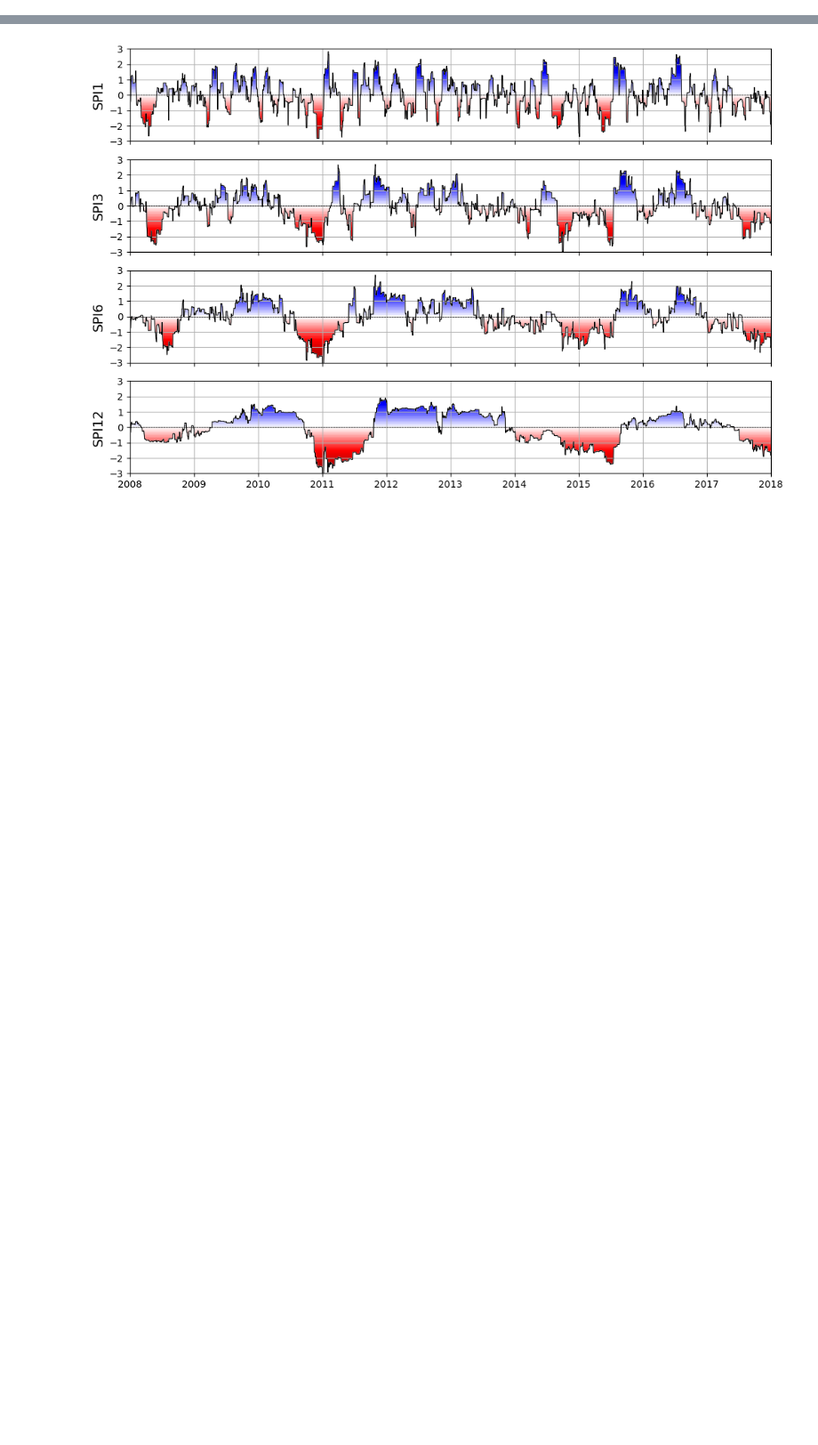
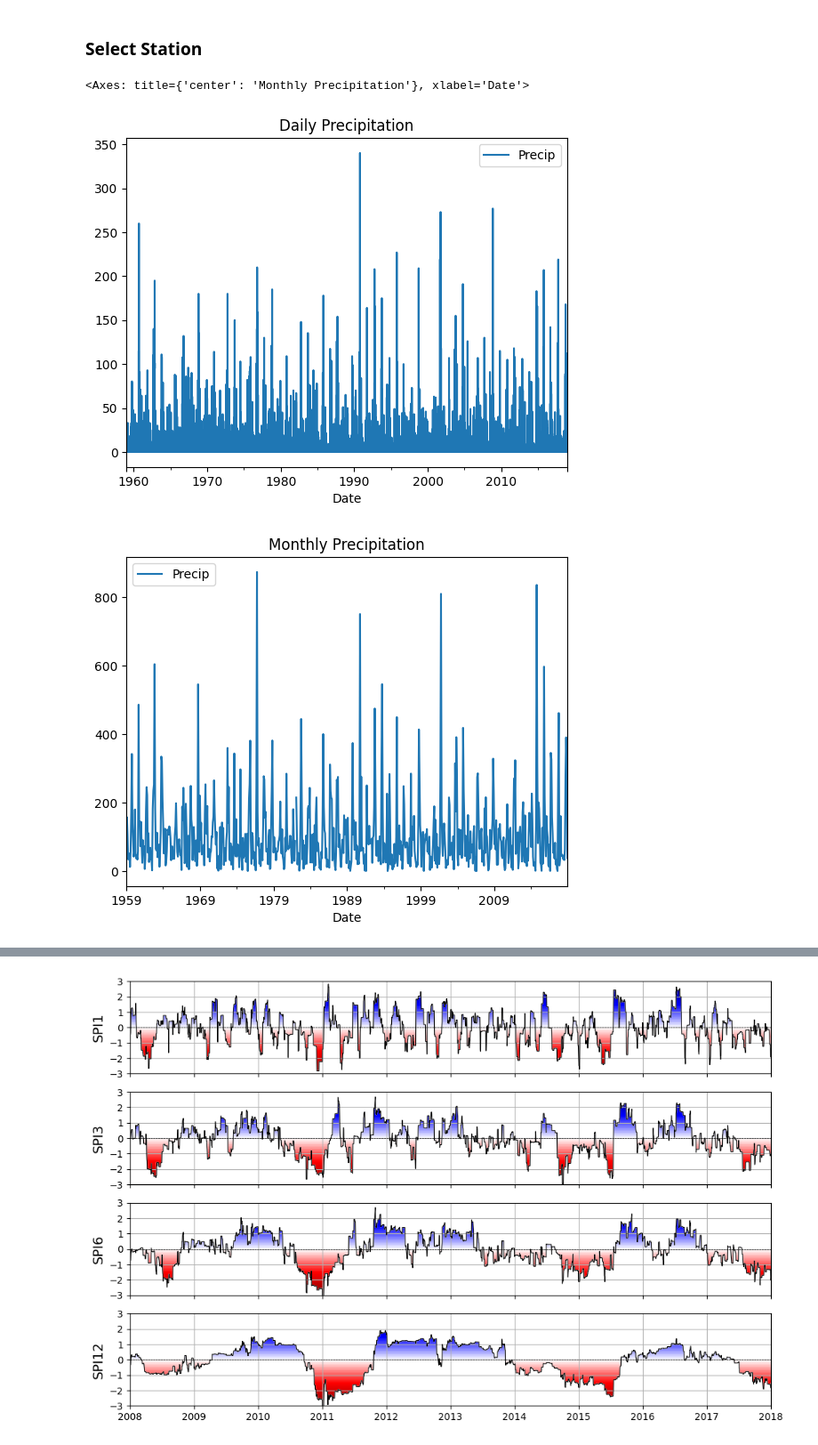
Before and after one commit to shirazipooya/DroughtMonitoringIran, a Jupyter notebook: app/notebook.ipynb, the cells around one changed output, grey strips where cells are left out. Shown at 89% size. Saved outputs shown, nothing was run; the diff lists cells and outputs as text; code cells hidden in the pictures; blank space fills up the shorter version.

```diff
--- a/app/notebook.ipynb
+++ b/app/notebook.ipynb
@@ -18,25 +18,23 @@ for f in csv_data_files_list:
     tmp = pd.read_csv(filepath_or_buffer=data_path + f)
     data = pd.concat([data, tmp])
 
-data_daily = data[['Site', 'Year', 'Month', 'Day', 'rrr']]
+data_daily = data[['Site', 'Year', 'Month', 'Day', 'rrr']].copy()
 data_daily.rename(
     columns={
         'rrr': 'Precip'
     },
     inplace=True
 )
-data_daily['Date'] = pd.to_datetime(
+data_daily.loc[:, 'Date'] = pd.to_datetime(
     data_daily[['Year', 'Month', 'Day']],
     errors='coerce'
 )
 
-data_daily.set_index('Date', inplace=True)
+data_daily = data_daily[['Site', 'Date', 'Precip']]
 
-data_monthly = data.\
-    groupby(by=['Site', 'Year', 'Month']).\
-        agg(
-            Precip=('rrr', 'sum'),
-            Count=('rrr', 'count')
-        ).reset_index(drop=False)
+data_daily = data_daily.set_index(['Site', 'Date'])
 
-data_monthly.loc[data_monthly.Count < 10, "Precip"] = pd.NA
+data_monthly = data_daily.reset_index(level='Site')\
+    .groupby('Site')\
+    .resample('ME')\
+    .agg({'Precip': lambda x: x.sum(min_count=15)})
@@ -82,0 +114,14 @@ Name: Precip, Length: 21915, dtype: float64
+# %% [markdown]
+### Select Station
+# %%
+st = 40732
+
+data_daily_st = data_daily.loc[st]
+data_daily_st.plot(title="Daily Precipitation")
+
+data_monthly_st = data_monthly.loc[st]
+data_monthly_st.plot(title="Monthly Precipitation")
+# %% [output]
+<Axes: title={'center': 'Monthly Precipitation'}, xlabel='Date'>
+[figure, added]
+[figure, added]
```
Also changed, not shown: parts of 7 cells of this notebook.
